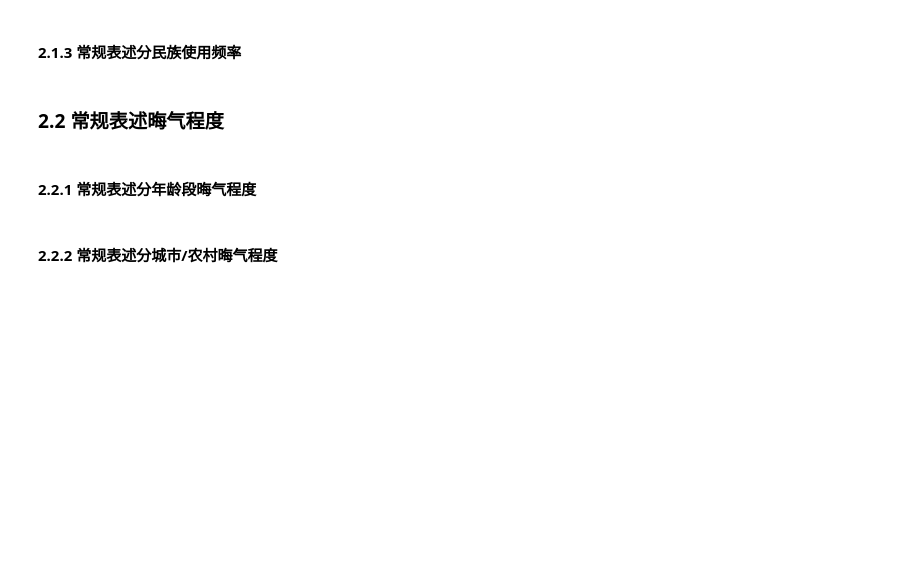
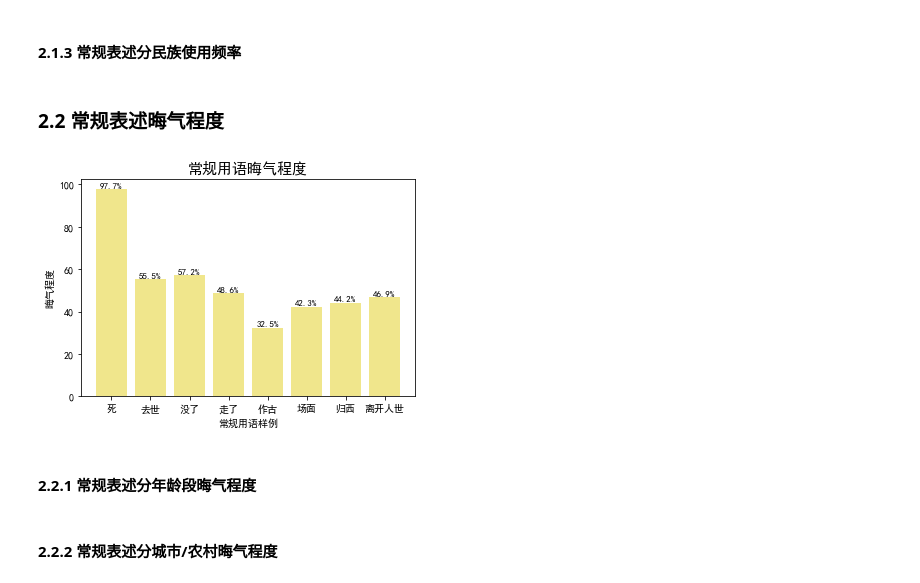
Before and after one commit to kinozzzzz/death_data_analysis, a Jupyter notebook: death_data_analysis.ipynb, the cells around one changed output. Saved outputs shown, nothing was run; the diff lists cells and outputs as text; code cells hidden in the pictures; blank space fills up the shorter version.

```diff
--- a/death_data_analysis.ipynb
+++ b/death_data_analysis.ipynb
@@ -374,6 +359,20 @@ plt.show()
 ### 2.2  常规表述晦气程度
 # %%
 #常规表述晦气程度
+ans = get_num(data,['常规表述晦气程度—死','常规表述晦气程度-去世','常规表述晦气程度-没了','常规表述晦气程度-走了','常规表述晦气程度-作古','常规表述晦气程度-长眠','常规表述晦气程度-归西','常规表述晦气程度-离开人世'],['死','去世','没了','走了','作古','场面','归西','离开人世'])
+x=np.arange(8)
+labels = tuple(ans.keys())
+share = list(map(div(10),list(ans.values())))
+plt.bar(x,share,color='khaki', tick_label=labels)
+for a,b in zip(x,share):
+    plt.text(a,b,"%.1f%%"%(b),ha='center', va= 'bottom',fontsize=9)
+plt.ylabel('晦气程度')
+plt.xlabel('常规用语样例')
+plt.title('常规用语晦气程度',fontsize=15)
+plt.savefig("./changgui_huiqi.png",dpi=500,bbox_inches = 'tight')
+plt.show()
+# %% [output]
+[figure, added]
 # %% [markdown]
 #### 2.2.1  常规表述分年龄段晦气程度
 # %%
```
Also changed, not shown: parts of 5 cells of this notebook.
